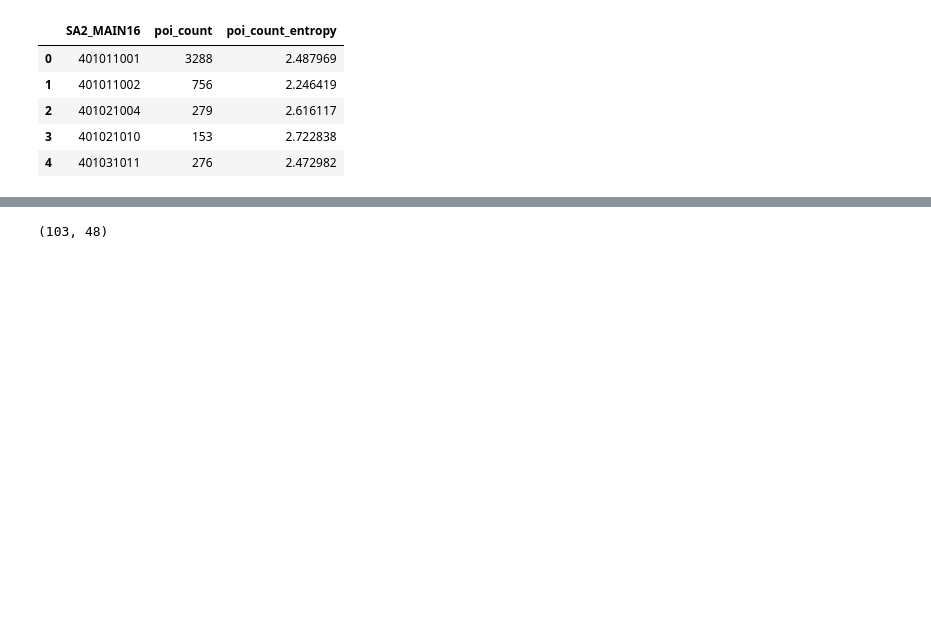
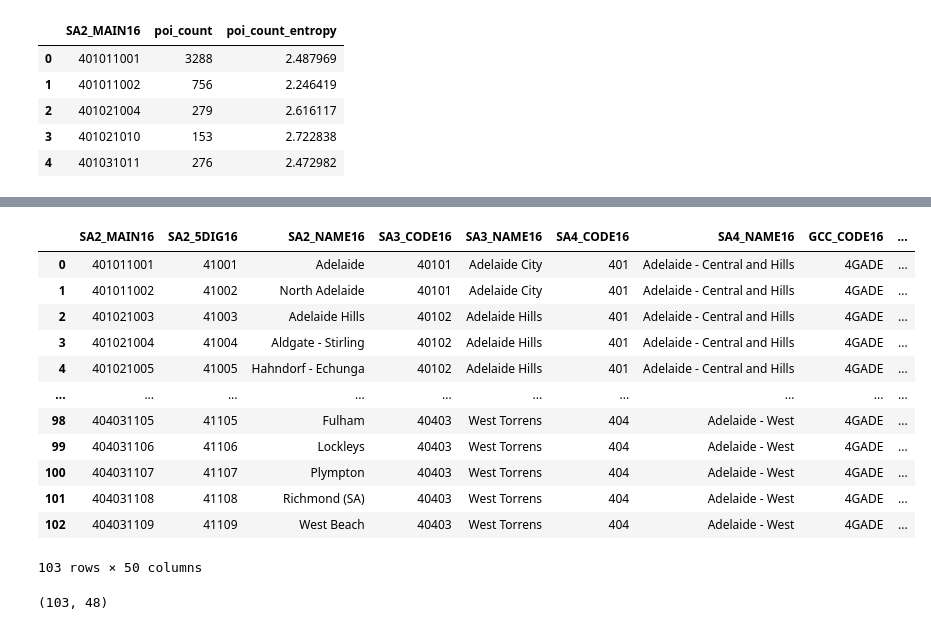
Before and after one commit to cjsyzwsh/South_Australia_Transport_Econ, a Jupyter notebook: notebooks/jason/3.2-poi_merge.ipynb, the cells around one changed output, grey strips where cells are left out. Saved outputs shown, nothing was run; the diff lists cells and outputs as text; code cells hidden in the pictures; blank space fills up the shorter version.

Commit message:
shenhao editted files

```diff
--- a/notebooks/jason/3.2-poi_merge.ipynb
+++ b/notebooks/jason/3.2-poi_merge.ipynb
@@ -30,8 +32,8 @@ Index(['timestamp', 'destination', 'state', 'origin', 'unique_agents',
        'num_3degree_y', 'num_4degree_y', 'num_greater5degree_y'],
       dtype='object')
 # %%
-mount_path = "/mnt/c/Users/jason/Dropbox (MIT)/"
-#mount_path = "/Users/shenhaowang/Dropbox (MIT)/project_media_lab_South_Australia/"
+# mount_path = "/mnt/c/Users/jason/Dropbox (MIT)/"
+mount_path = "/Users/shenhaowang/Dropbox (MIT)/project_media_lab_South_Australia/"
 # %%
 poi_df = gpd.read_file(mount_path + "/SA data/dataSA/points/points.shp")
 # %%
@@ -104,12 +122,12 @@ print(len(poi_df.geometry))
 # %%
-# sa_codes_poi = []
-# for i, centroid in enumerate(poi_df.geometry):
-#     if i%100 == 0: print(i)
-#     found = False
-#     for i, row in sa2_south_au.iterrows():
-#         if row["geometry"].contains(centroid):
-#             sa_codes_poi.append(row["SA2_MAIN16"])
-#             found = True
-#             break
-#     if not found:
-#         sa_codes_poi.append("0")
+sa_codes_poi = []
+for i, centroid in enumerate(poi_df.geometry):
+    if i%100 == 0: print(i)
+    found = False
+    for i, row in sa2_south_au.iterrows():
+        if row["geometry"].contains(centroid):
+            sa_codes_poi.append(row["SA2_MAIN16"])
+            found = True
+            break
+    if not found:
+        sa_codes_poi.append("0")
@@ -116,4 +152,4 @@ print(len(poi_df.geometry))
 # %%
-#poi_df.to_pickle("../../data_process/poi_df.pickle")
+poi_df.to_pickle("../../data_process/poi_df.pickle")
 poi_df = pd.read_pickle("../../data_process/poi_df.pickle")
-#poi_df["SA2_MAIN16"] = sa_codes_poi
+poi_df["SA2_MAIN16"] = sa_codes_poi
@@ -267,3 +337,23 @@ node_degree_entropy_df.head()
+# %%
+# sw - editting poi_count and poit_count_entropy - replacing NaN by zeros
+node_degree_entropy_df.loc[node_degree_entropy_df.poi_count.isna(), 'poi_count'] = 0.0
+node_degree_entropy_df.loc[node_degree_entropy_df.poi_count_entropy.isna(), 'poi_count_entropy'] = 0.0
+# %%
+node_degree_entropy_df
+# %% [output]
+|  | SA2_MAIN16 | SA2_5DIG16 | SA2_NAME16 | SA3_CODE16 | SA3_NAME16 | SA4_CODE16 | SA4_NAME16 | GCC_CODE16 | ... |
+| 0 | 401011001 | 41001 | Adelaide | 40101 | Adelaide City | 401 | Adelaide - Central and Hills | 4GADE | ... |
+| 1 | 401011002 | 41002 | North Adelaide | 40101 | Adelaide City | 401 | Adelaide - Central and Hills | 4GADE | ... |
+| 2 | 401021003 | 41003 | Adelaide Hills | 40102 | Adelaide Hills | 401 | Adelaide - Central and Hills | 4GADE | ... |
+| 3 | 401021004 | 41004 | Aldgate - Stirling | 40102 | Adelaide Hills | 401 | Adelaide - Central and Hills | 4GADE | ... |
+| 4 | 401021005 | 41005 | Hahndorf - Echunga | 40102 | Adelaide Hills | 401 | Adelaide - Central and Hills | 4GADE | ... |
+| ... | ... | ... | ... | ... | ... | ... | ... | ... | ... |
+| 98 | 404031105 | 41105 | Fulham | 40403 | West Torrens | 404 | Adelaide - West | 4GADE | ... |
+| 99 | 404031106 | 41106 | Lockleys | 40403 | West Torrens | 404 | Adelaide - West | 4GADE | ... |
+| 100 | 404031107 | 41107 | Plympton | 40403 | West Torrens | 404 | Adelaide - West | 4GADE | ... |
+| 101 | 404031108 | 41108 | Richmond (SA) | 40403 | West Torrens | 404 | Adelaide - West | 4GADE | ... |
+| 102 | 404031109 | 41109 | West Beach | 40403 | West Torrens | 404 | Adelaide - West | 4GADE | ... |
+103 rows × 50 columns
 # %%
 node_degree_df.shape
 # %% [output]
```
Also changed, not shown: parts of 15 cells of this notebook, 10 other files.
